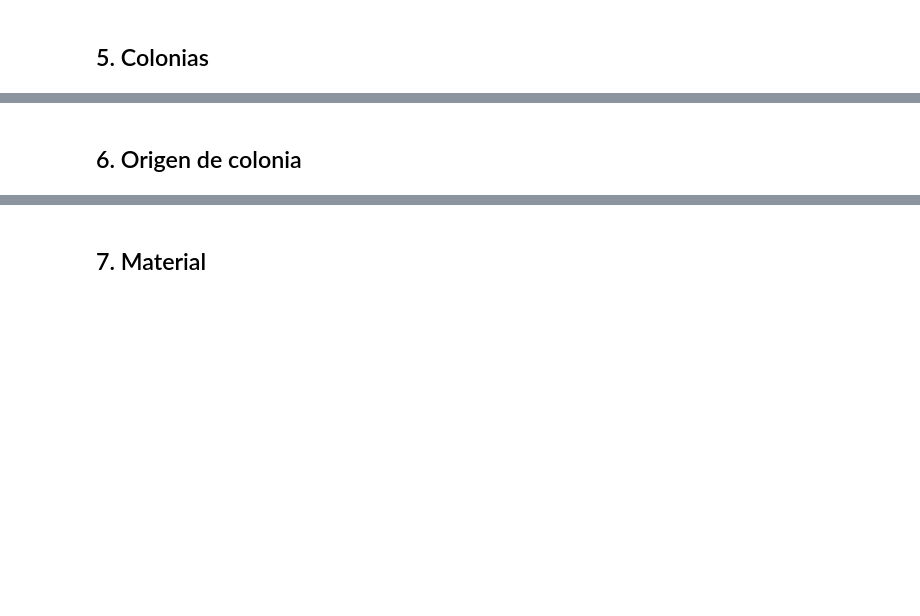
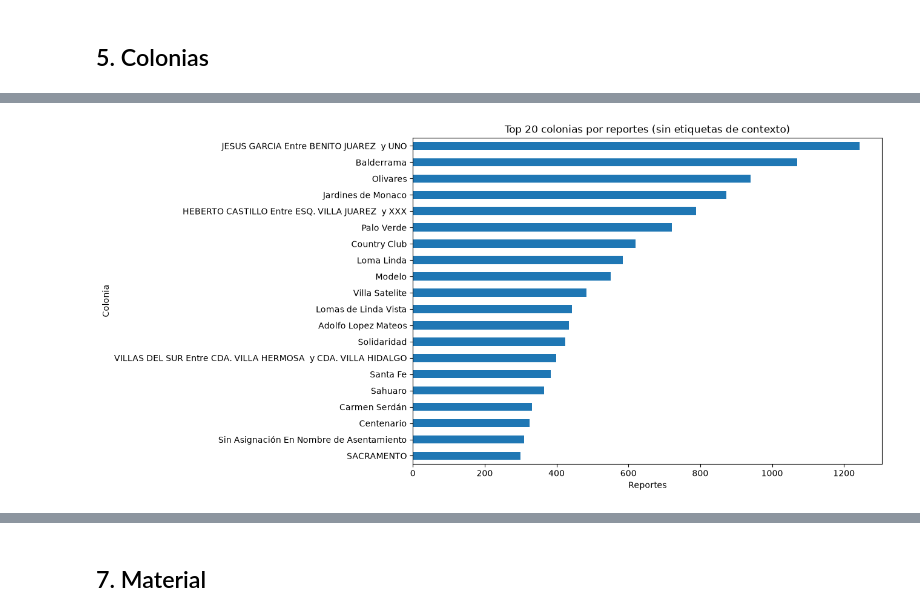
Before and after one commit to Mcd-2026-2-IngC-Team/proyecto-ingenieria-de-caracteristicas, a Jupyter notebook: notebooks/06-eda-baches.ipynb, the cells around one changed output, grey strips where cells are left out. Drawn from its saved outputs; the diff is of its cells as text; code cells hidden in the pictures; blank space fills up the shorter version.

```diff
--- a/notebooks/06-eda-baches.ipynb
+++ b/notebooks/06-eda-baches.ipynb
@@ -49,9 +104,2 @@ print("¿id único?:", df["id"].is_unique)
 # %% [markdown]
 ## 3. Preparación mínima
-# %%
-df["date"] = pd.to_datetime(df["date"], errors="coerce")
-df["month"] = df["date"].dt.month
-df["day_of_week"] = df["date"].dt.day_name()
-df["description_length"] = df["description"].fillna("").str.len()
-df["description_words"] = df["description"].fillna("").str.split().str.len()
-print("Fechas inválidas:", df["date"].isna().sum())
@@ -59,0 +106,20 @@ print("Fechas inválidas:", df["date"].isna().sum())
+# %%
+df["date"] = pd.to_datetime(df["date"], format="%Y-%m-%d", errors="coerce")
+date_mx_parsed = pd.to_datetime(df["date_mx"], format="%d/%m/%Y", errors="coerce")
+print("Fechas date inválidas:", df["date"].isna().sum())
+print("Fechas date_mx inválidas:", date_mx_parsed.isna().sum())
+print("date vs date_mx inconsistentes:", (df["date"].notna() & date_mx_parsed.notna() & df["date"].ne(date_mx_parsed)).sum())
+year_numeric = pd.to_numeric(df["year"], errors="coerce")
+print("Años inconsistentes con date:", (df["date"].notna() & year_numeric.ne(df["date"].dt.year)).sum())
+if df["date"].isna().any() or date_mx_parsed.isna().any():
+    raise ValueError("Hay fechas inválidas: revisa el job de calidad antes del EDA.")
+# El año de análisis siempre corresponde a la fecha canónica.
+df["year"] = df["date"].dt.year
+df["month"] = df["date"].dt.month
+df["day_of_week"] = df["date"].dt.day_name()
+df["description_length"] = df["description"].fillna("").str.len()
+df["description_words"] = df["description"].fillna("").str.split().str.len()
+CONTEXT_LABELS = ["cerca_asentamiento", "probable_carretera_o_zona_rural"]
+context_mask = df["colonia"].isin(CONTEXT_LABELS)
+# Los reportes con contexto siguen incluidos en análisis temporales y espaciales.
+df_colonias = df.loc[~context_mask & df["colonia"].notna()].copy()
@@ -90,5 +195,5 @@ plt.show()
 # %% [markdown]
 ## 5. Colonias
 # %%
-top_colonias = df["colonia"].value_counts().head(20)
+top_colonias = df_colonias["colonia"].value_counts().head(20)
 display(top_colonias.to_frame("reportes"))
@@ -95,8 +219,13 @@ display(top_colonias.to_frame("reportes"))
 # %%
-plt.figure(figsize=(10,7))
-top_colonias.sort_values().plot(kind="barh")
-plt.title("Top 20 colonias por reportes")
-plt.xlabel("Reportes")
-plt.ylabel("Colonia")
-plt.show()
+if not top_colonias.empty:
+    plt.figure(figsize=(10,7))
+    top_colonias.sort_values().plot(kind="barh")
+    plt.title("Top 20 colonias por reportes (sin etiquetas de contexto)")
+    plt.xlabel("Reportes")
+    plt.ylabel("Colonia")
+    plt.show()
+else:
+    print("No hay nombres de colonia para graficar.")
+# %% [output]
+[figure, added]
 # %%
@@ -104,3 +233 @@ colonia_year = df.groupby(["year","colonia"]).size().reset_index(name="reportes"
 display(colonia_year.sort_values("reportes", ascending=False).head(50))
-# %% [markdown]
-## 6. Origen de colonia
```
Also changed, not shown: parts of 27 cells of this notebook, 5 other files.
